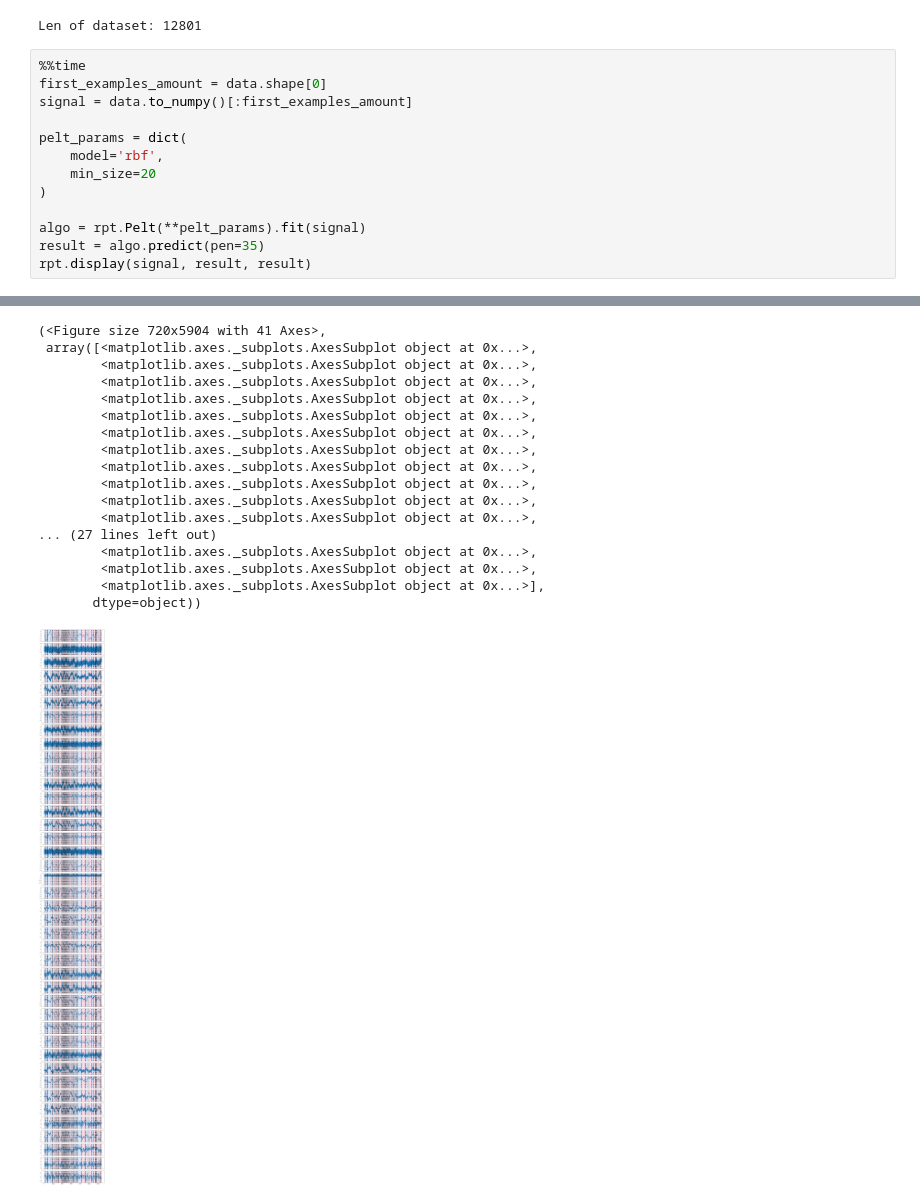
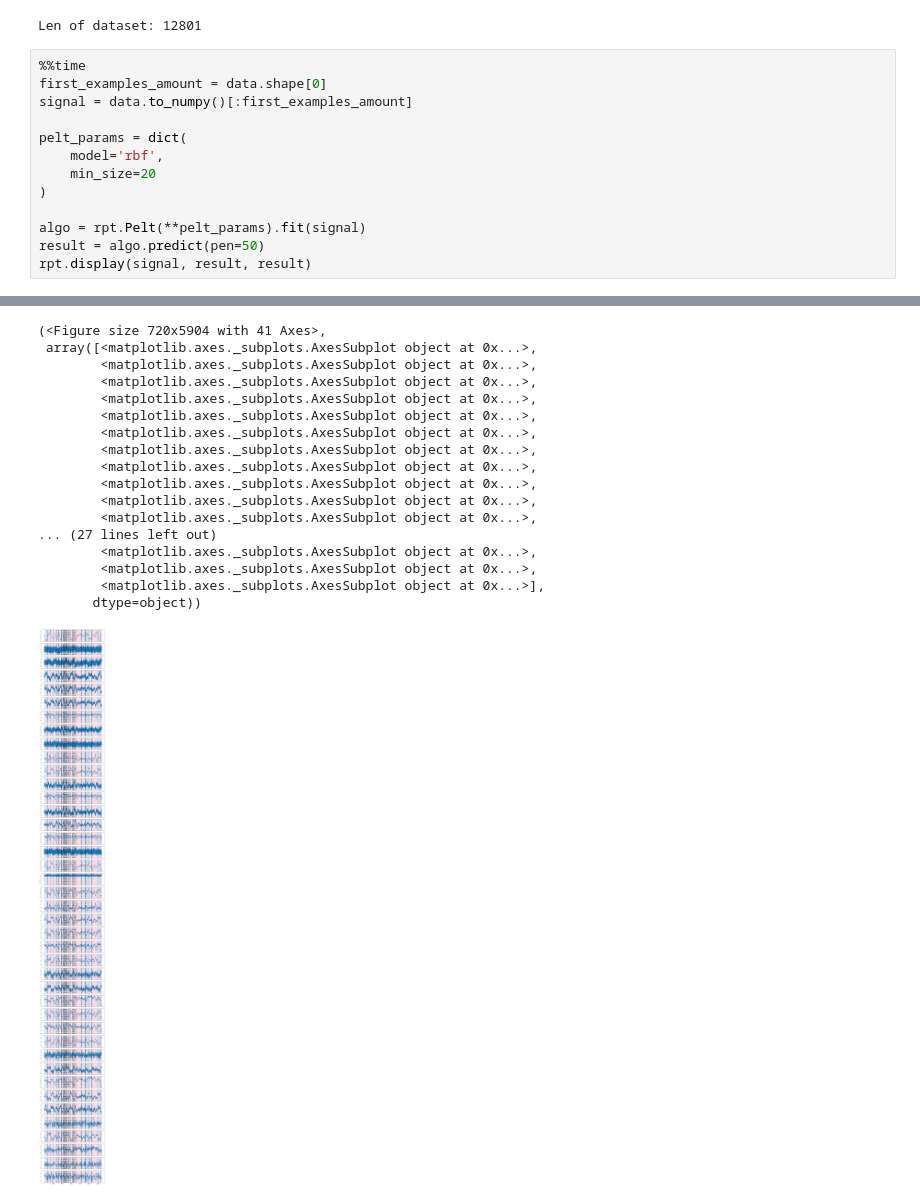
Before and after one commit to elch10/anomaly-detection, a Jupyter notebook: notebooks/rupture.ipynb, the cells around one changed output, grey strips where cells are left out. Saved outputs shown, nothing was run; the diff lists cells and outputs as text.

```diff
--- a/notebooks/rupture.ipynb
+++ b/notebooks/rupture.ipynb
@@ -102,6 +137,6 @@ pelt_params = dict(
 )
 
 algo = rpt.Pelt(**pelt_params).fit(signal)
-result = algo.predict(pen=35)
+result = algo.predict(pen=50)
 rpt.display(signal, result, result)
 # %% [output]
@@ -109,18 +144,18 @@ Wall time: 2min 26s
 (<Figure size 720x5904 with 41 Axes>,
  array([<matplotlib.axes._subplots.AxesSubplot object at 0x...>,
         <matplotlib.axes._subplots.AxesSubplot object at 0x...>,
         <matplotlib.axes._subplots.AxesSubplot object at 0x...>,
         <matplotlib.axes._subplots.AxesSubplot object at 0x...>,
         <matplotlib.axes._subplots.AxesSubplot object at 0x...>,
         <matplotlib.axes._subplots.AxesSubplot object at 0x...>,
         <matplotlib.axes._subplots.AxesSubplot object at 0x...>,
         <matplotlib.axes._subplots.AxesSubplot object at 0x...>,
         <matplotlib.axes._subplots.AxesSubplot object at 0x...>,
         <matplotlib.axes._subplots.AxesSubplot object at 0x...>,
         <matplotlib.axes._subplots.AxesSubplot object at 0x...>,
 ... (27 lines left out)
         <matplotlib.axes._subplots.AxesSubplot object at 0x...>,
         <matplotlib.axes._subplots.AxesSubplot object at 0x...>,
         <matplotlib.axes._subplots.AxesSubplot object at 0x...>],
        dtype=object))
-[figure, old version]
+[figure, new version]
```
Also changed, not shown: parts of 13 cells of this notebook, 8 other files.
